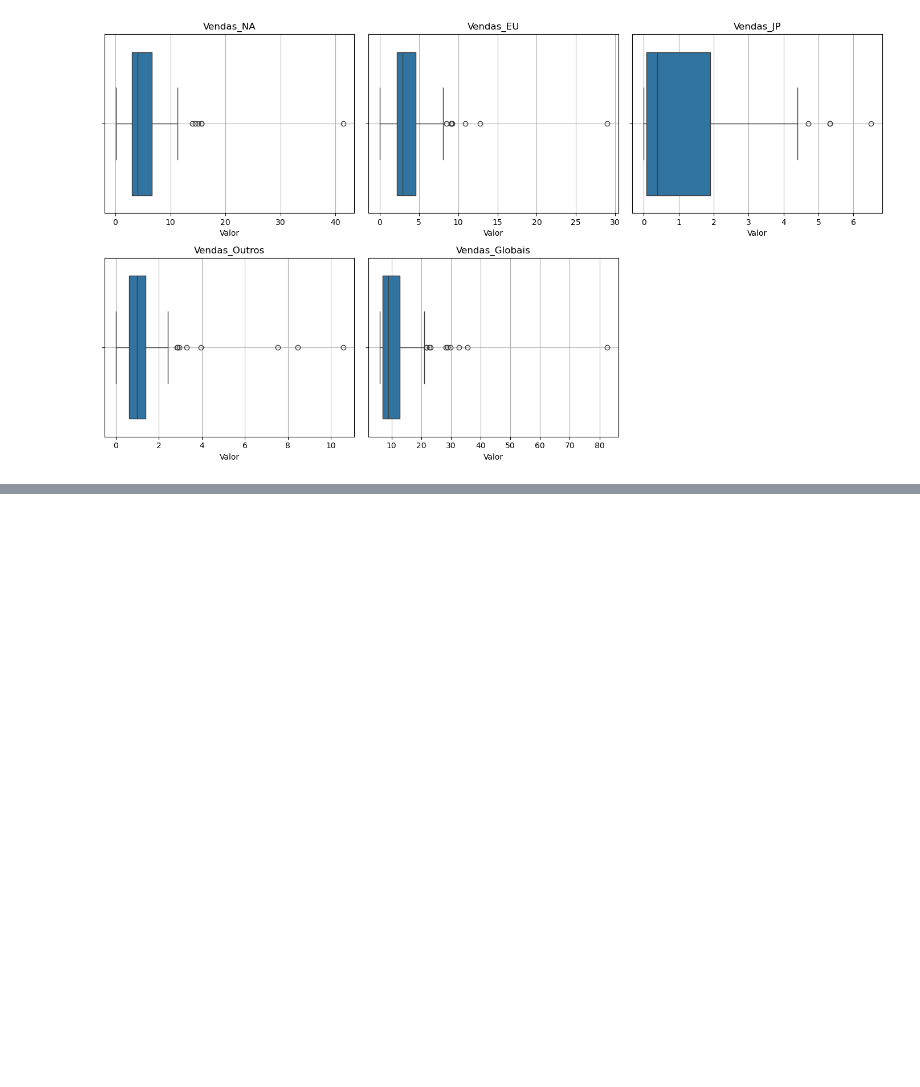
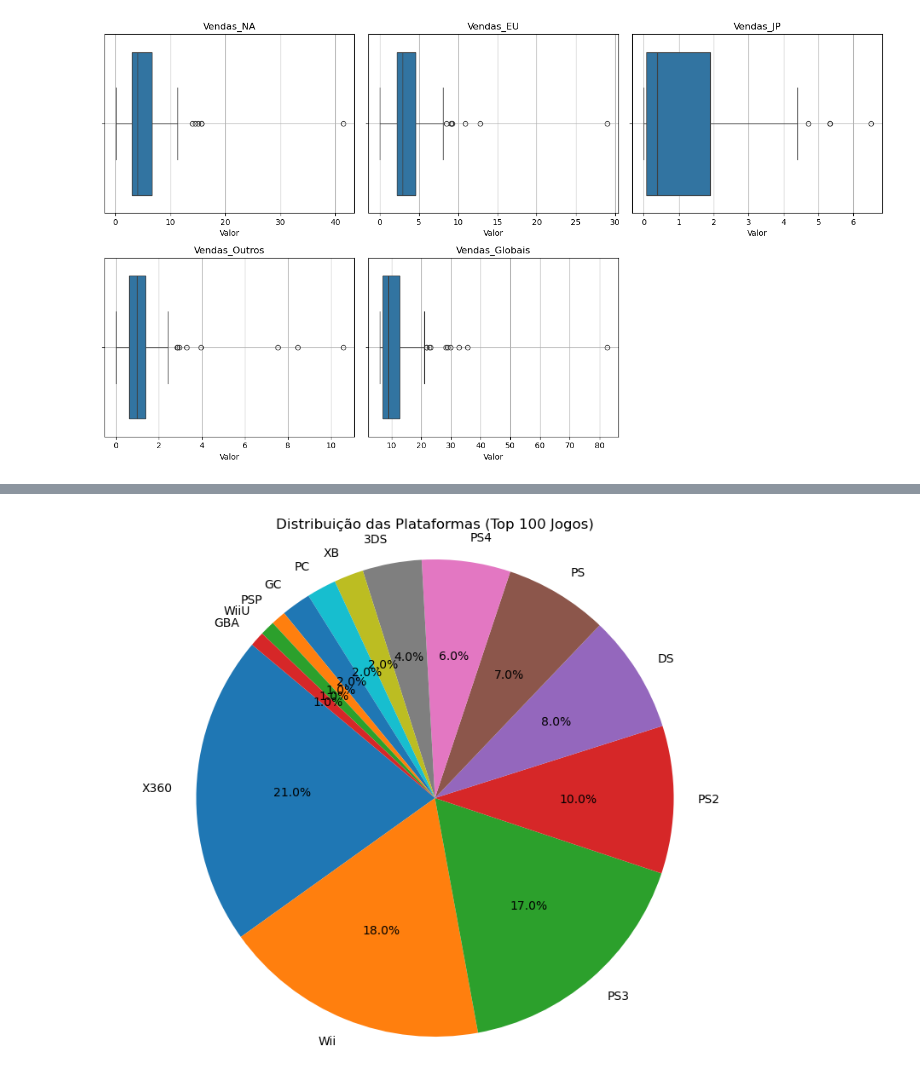
Before and after one commit to paulo-victorr/Projeto-ICD, a Jupyter notebook: Projeto_ICD.ipynb, the cells around one changed output, grey strips where cells are left out. Cells and saved outputs as stored; diff of their text form; code cells hidden in the pictures; blank space fills up the shorter version.

```diff
--- a/Projeto_ICD.ipynb
+++ b/Projeto_ICD.ipynb
@@ -185,0 +245,12 @@ plt.show()
+# %%
+# Contar a frequência de cada plataforma
+plataforma_counts = top_100_jogos['Plataforma'].value_counts()
+
+
+plt.figure(figsize=(10, 8))
+plt.pie(plataforma_counts, labels=plataforma_counts.index, autopct='%1.1f%%', startangle=140)
+plt.title('Distribuição das Plataformas (Top 100 Jogos)')
+plt.axis('equal')
+plt.show()
+# %% [output]
+[figure, added]
```
Also changed, not shown: parts of 13 cells of this notebook.
